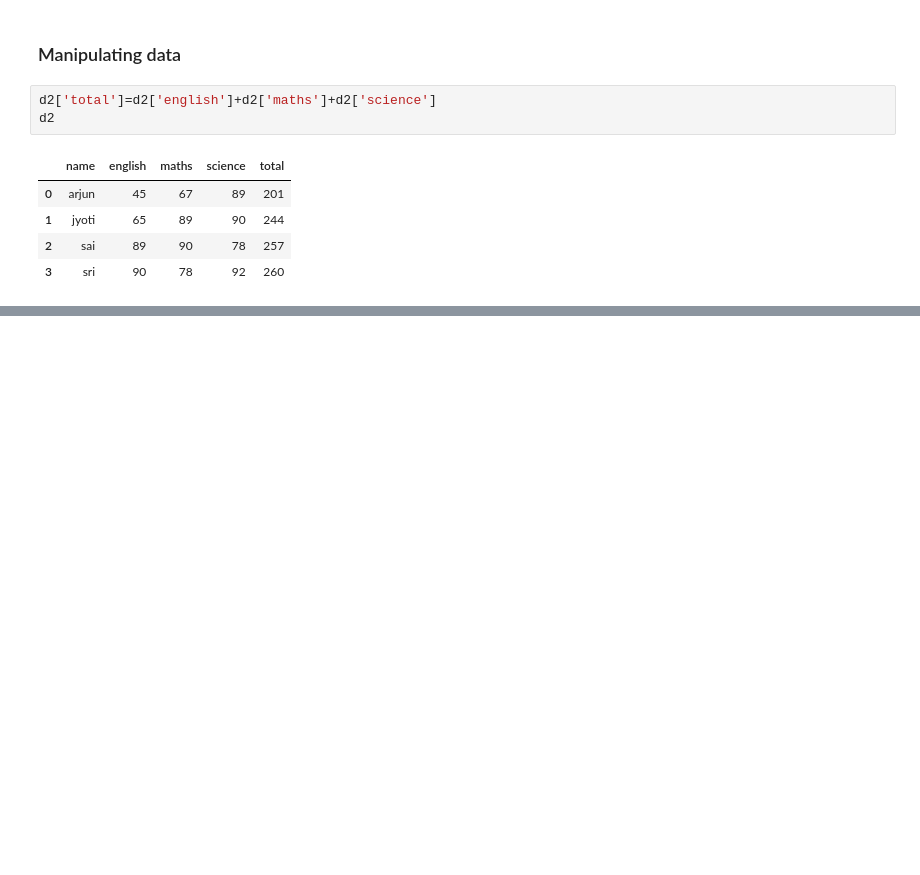
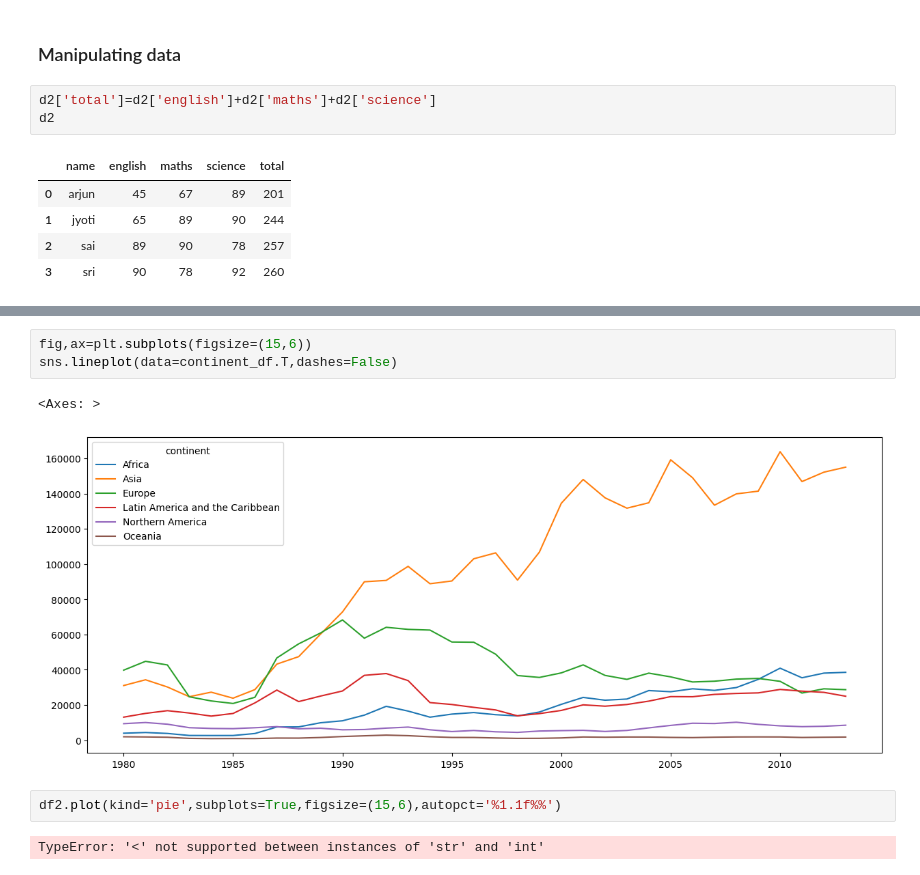
Before and after one commit to KushagraPriyam/DS_digipodium, a Jupyter notebook: pandas.ipynb, the cells around one changed output, grey strips where cells are left out. Cells and saved outputs as stored; diff of their text form; blank space fills up the shorter version.

```diff
--- a/pandas.ipynb
+++ b/pandas.ipynb
@@ -286,0 +613,10 @@ d2
+# %%
+fig,ax=plt.subplots(figsize=(15,6))
+sns.lineplot(data=continent_df.T,dashes=False)
+# %% [output]
+<Axes: >
+[figure, added]
+# %%
+df2.plot(kind='pie',subplots=True,figsize=(15,6),autopct='%1.1f%%')
+# %% [output]
+TypeError: '<' not supported between instances of 'str' and 'int'
```
Also changed, not shown: parts of 33 cells of this notebook.
